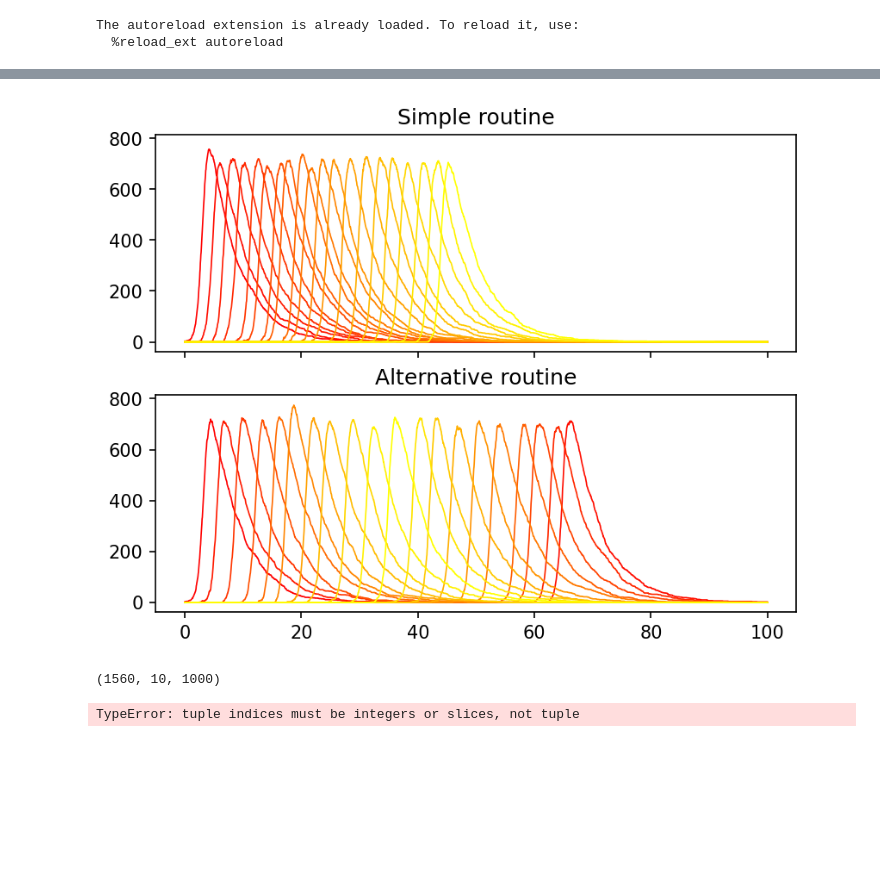
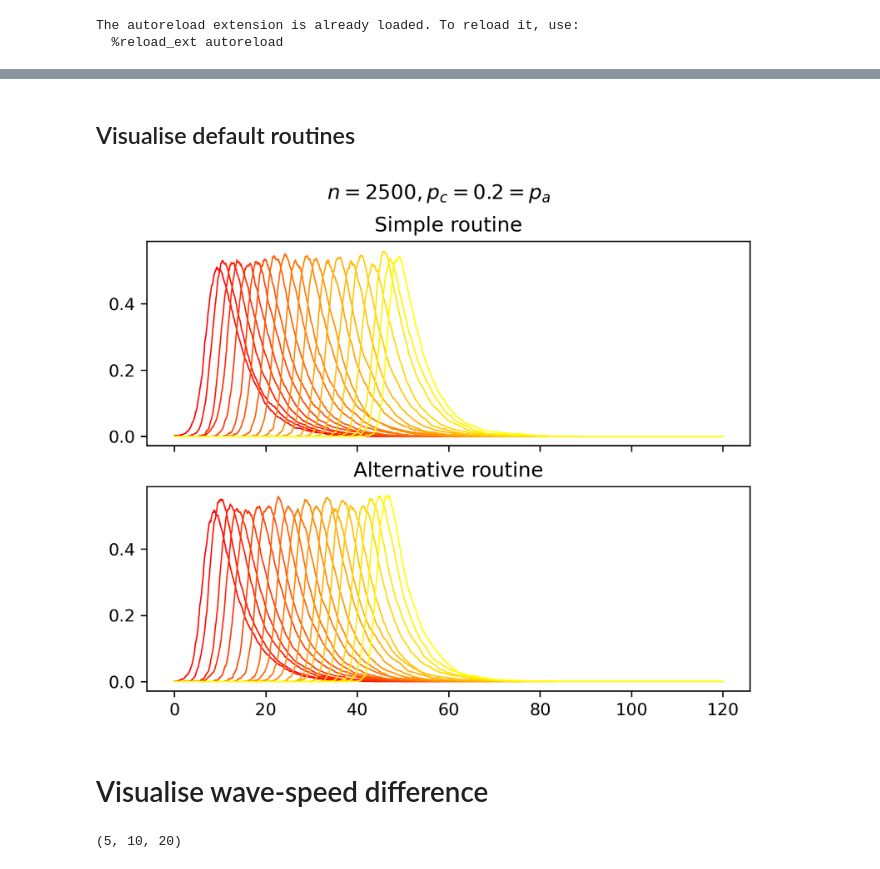
Before and after one commit to joel-winterton/CommutersAndEpidemics, a Jupyter notebook: trajectories/1d_epidemic_analysis.ipynb, the cells around one changed output, grey strips where cells are left out. Drawn from its saved outputs; the diff is of its cells as text; code cells hidden in the pictures; blank space fills up the shorter version.

Commit message:
feat: routine abstraction

```diff
--- a/trajectories/1d_epidemic_analysis.ipynb
+++ b/trajectories/1d_epidemic_analysis.ipynb
@@ -5,9 +7,10 @@
 The autoreload extension is already loaded. To reload it, use:
   %reload_ext autoreload
 # %%
-from epidemic_one_dim import Lattice_1D
+from epidemic_one_dim import Epidemic_1D
 import matplotlib.pyplot as plt
 import matplotlib as mpl
 import numpy as np
-mpl.rcParams['figure.dpi'] = 150
+
+mpl.rcParams['figure.dpi'] = 300
 cmap = mpl.colormaps['autumn']
@@ -14,28 +19,30 @@ cmap = mpl.colormaps['autumn']
 # %%
-patch_pop = 1000
+patch_pop = 2500
 number_of_patches = 20
-t_max = 100
-simple_lattice = Lattice_1D(n=patch_pop, t_max=t_max, k=number_of_patches)
-alt_lattice = Lattice_1D(n=patch_pop, t_max=t_max, k=number_of_patches)
-simple_res = simple_lattice.simulate(routine='simple')
-alt_res = alt_lattice.simulate(routine='alternative')
+t_max = 120
+t_delta = 1 / 24
+
+params = dict(n=patch_pop, t_max=t_max, k=number_of_patches, t_delta=t_delta)
+# %% [markdown]
+## Visualise default routines
 # %%
-colors = cmap(np.linspace(0, 1, number_of_patches))
-fig,ax = plt.subplots(2, 1, sharex=True, sharey=True)
-for i in range(number_of_patches):
-    param = dict(color=colors[i],linewidth=0.8)
-    ax[0].plot(simple_res[-1], simple_res[1][:,i,:].sum(axis=-1), **param)
-    ax[1].plot(alt_res[-1], alt_res[1][:,i,:].sum(axis=-1), **param)
-ax[0].set_title('Simple routine')
-ax[1].set_title('Alternative routine')
-plt.show()
+simple_test_epi = Epidemic_1D(routine_type='simple', **params)
+alt_test_epi = Epidemic_1D(routine_type='alternative', **params)
+
+simple_res = simple_test_epi.simulate()
+alt_res = alt_test_epi.simulate()
-# %% [output]
-[figure, removed]
-# %%
-alt_res[1].shape
-# %% [output]
-(1560, 10, 1000)
-# %%
-alt_res[1,0,:]
-# %% [output]
-TypeError: tuple indices must be integers or slices, not tuple
+# %%
+colors = cmap(np.linspace(0, 1, number_of_patches))
+fig, ax = plt.subplots(2, 1, sharex=True, sharey=True)
+for i in range(number_of_patches):
+    param = dict(color=colors[i], linewidth=0.8)
+    ax[0].plot(simple_res[-1], simple_res[1][:, i, :].sum(axis=-1) / patch_pop, **param)
+    ax[1].plot(alt_res[-1], alt_res[1][:, i, :].sum(axis=-1) / patch_pop, **param)
+ax[0].set_title('Simple routine')
+ax[1].set_title('Alternative routine')
+fig.suptitle(f'$n = {params['n']}, p_c=0.2 = p_a$')
+plt.show()
+# %% [output]
+[figure, added]
+# %% [markdown]
+# Visualise wave-speed difference
@@ -41,0 +68,4 @@ TypeError: tuple indices must be integers or slices, not tuple
+# %%
+simple_series.shape
+# %% [output]
+(5, 10, 20)
```
Also changed, not shown: parts of 4 cells of this notebook, 2 other files.
